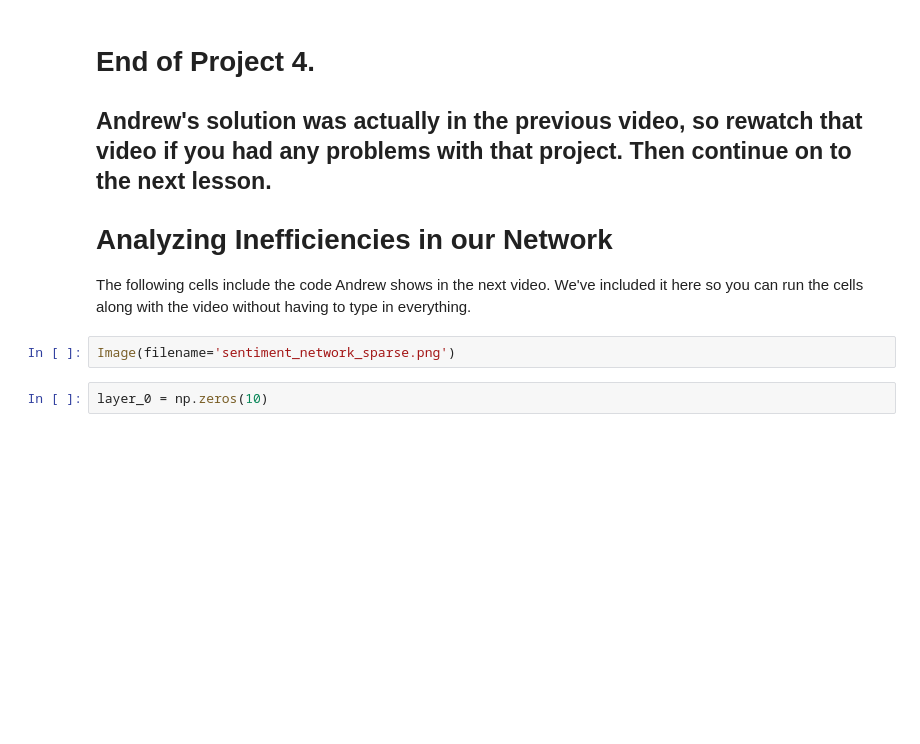
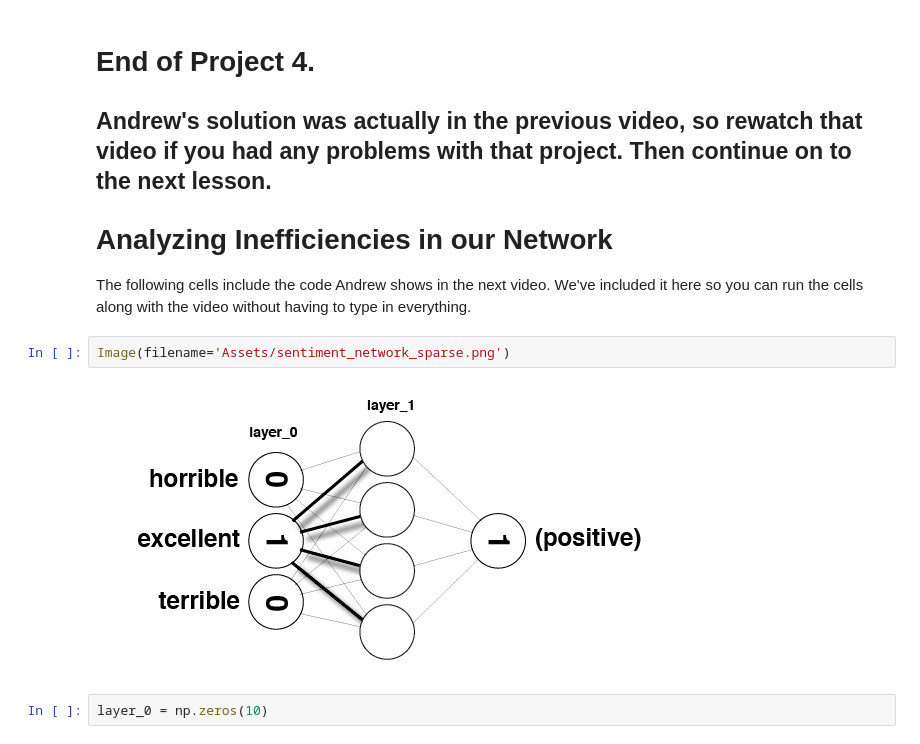
Before and after one commit to samuelkb/gColab, a Jupyter notebook: notebooks/Sentiment-analysis-with-Andrew/Sentiment_Classification_Projects.ipynb, the cells around one changed output. Saved outputs shown, nothing was run; the diff lists cells and outputs as text; blank space fills up the shorter version.

```diff
--- a/notebooks/Sentiment-analysis-with-Andrew/Sentiment_Classification_Projects.ipynb
+++ b/notebooks/Sentiment-analysis-with-Andrew/Sentiment_Classification_Projects.ipynb
@@ -877,7 +1176,9 @@ mlp.test(reviews[-1000:],labels[-1000:])
 # Analyzing Inefficiencies in our Network<a id='lesson_5'></a>
 The following cells include the code Andrew shows in the next video. We've included it here so you can run the cells along with the video without having to type in everything.
 # %%
-Image(filename='sentiment_network_sparse.png')
+Image(filename='Assets/sentiment_network_sparse.png')
+# %% [output]
+[figure, added]
 # %%
 layer_0 = np.zeros(10)
 # %%
```
Also changed, not shown: parts of 22 cells of this notebook.
